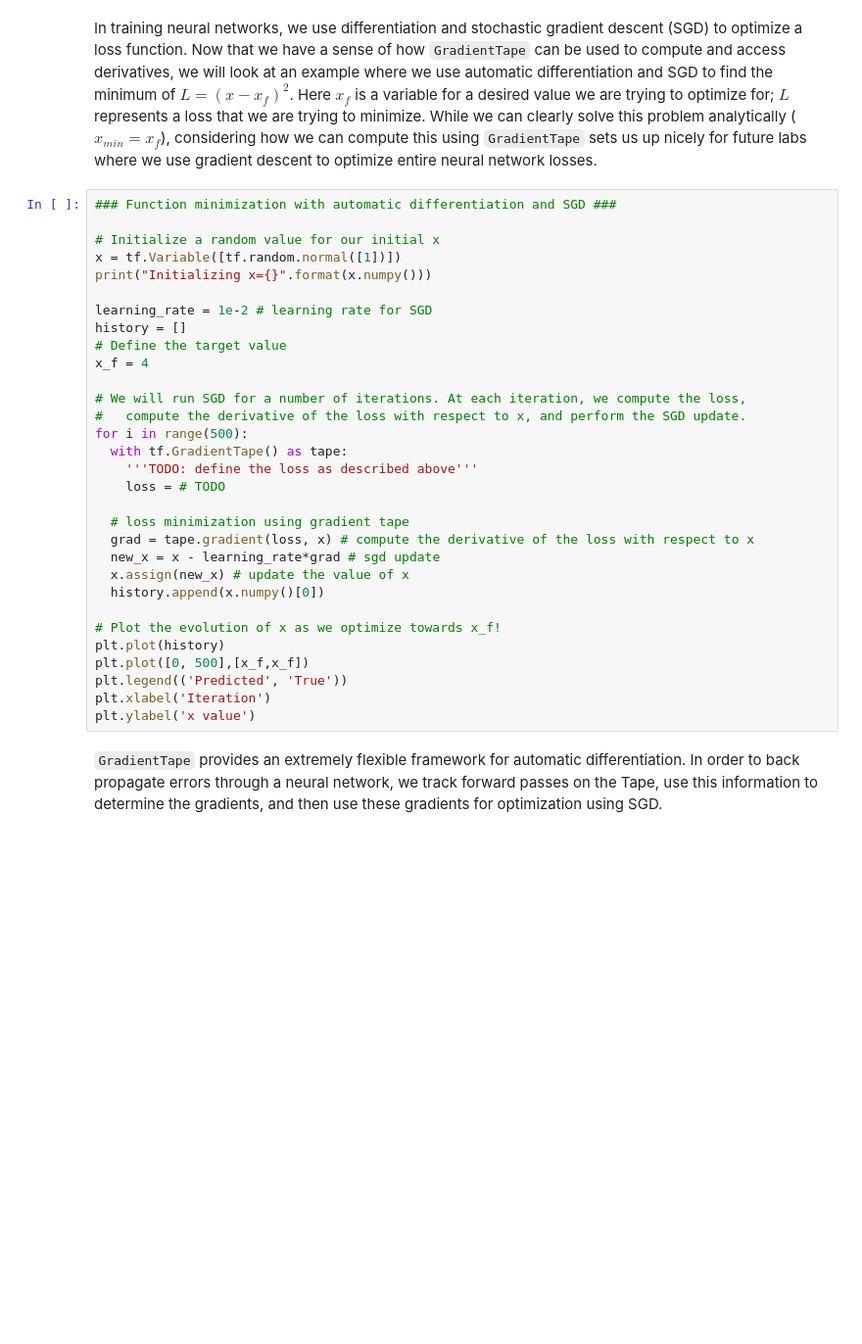
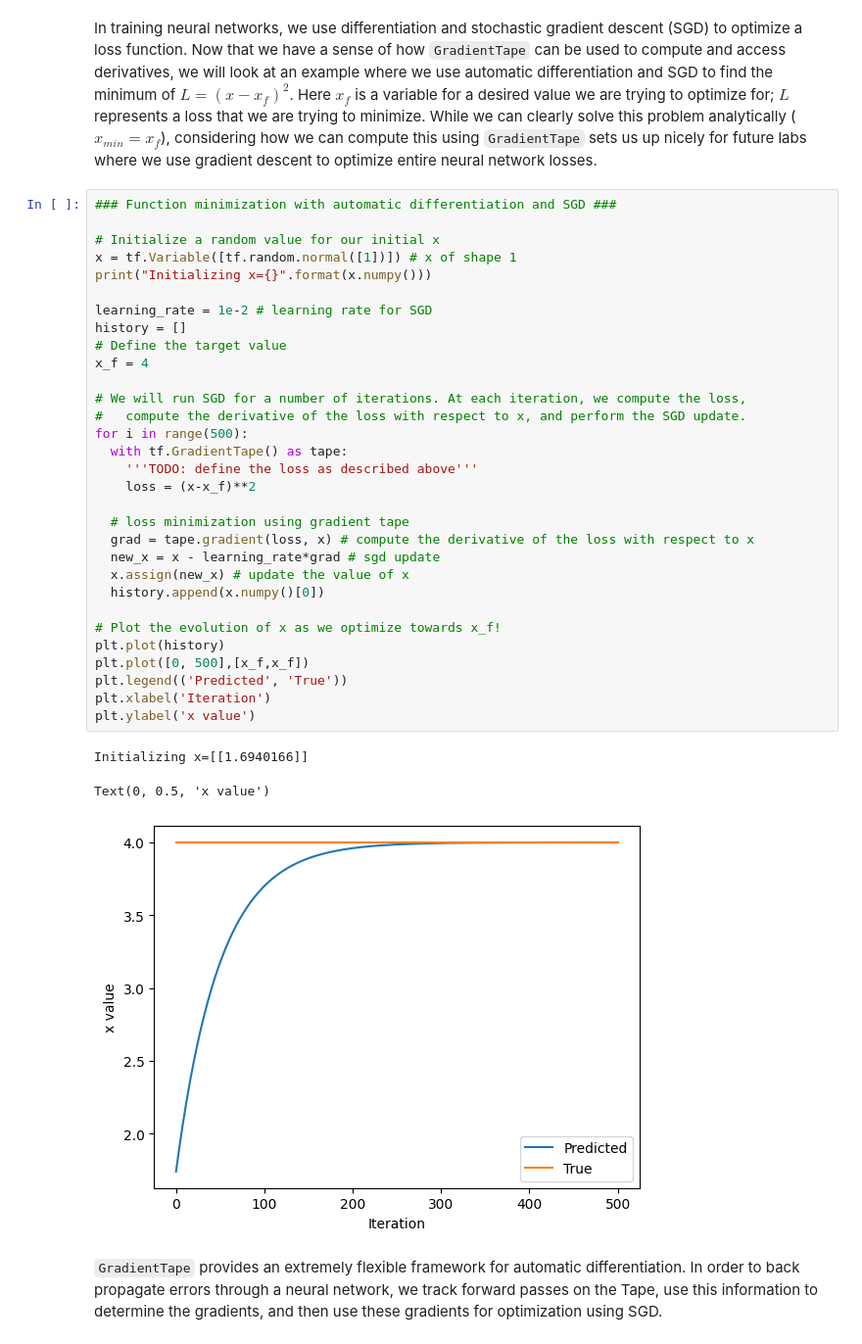
Before and after one commit to MedMdhaffar/MIT-6S191, a Jupyter notebook: lab1/TF_Part1_Intro.ipynb, the cells around one changed output. Shown at 98% size. Saved outputs shown, nothing was run; the diff lists cells and outputs as text; blank space fills up the shorter version.

```diff
--- a/lab1/TF_Part1_Intro.ipynb
+++ b/lab1/TF_Part1_Intro.ipynb
@@ -333,33 +348,37 @@ In training neural networks, we use differentiation and stochastic gradient desc
 # %%
 ### Function minimization with automatic differentiation and SGD ###
 
 # Initialize a random value for our initial x
-x = tf.Variable([tf.random.normal([1])])
+x = tf.Variable([tf.random.normal([1])]) # x of shape 1
 print("Initializing x={}".format(x.numpy()))
 
 learning_rate = 1e-2 # learning rate for SGD
 history = []
 # Define the target value
 x_f = 4
 
 # We will run SGD for a number of iterations. At each iteration, we compute the loss,
 #   compute the derivative of the loss with respect to x, and perform the SGD update.
 for i in range(500):
   with tf.GradientTape() as tape:
     '''TODO: define the loss as described above'''
-    loss = # TODO
+    loss = (x-x_f)**2
 
   # loss minimization using gradient tape
   grad = tape.gradient(loss, x) # compute the derivative of the loss with respect to x
   new_x = x - learning_rate*grad # sgd update
   x.assign(new_x) # update the value of x
   history.append(x.numpy()[0])
 
 # Plot the evolution of x as we optimize towards x_f!
 plt.plot(history)
 plt.plot([0, 500],[x_f,x_f])
 plt.legend(('Predicted', 'True'))
 plt.xlabel('Iteration')
 plt.ylabel('x value')
+# %% [output]
+Initializing x=[[1.6940166]]
+Text(0, 0.5, 'x value')
+[figure, added]
 # %% [markdown]
 `GradientTape` provides an extremely flexible framework for automatic differentiation. In order to back propagate errors through a neural network, we track forward passes on the Tape, use this information to determine the gradients, and then use these gradients for optimization using SGD.
```
Also changed, not shown: parts of 9 cells of this notebook.
